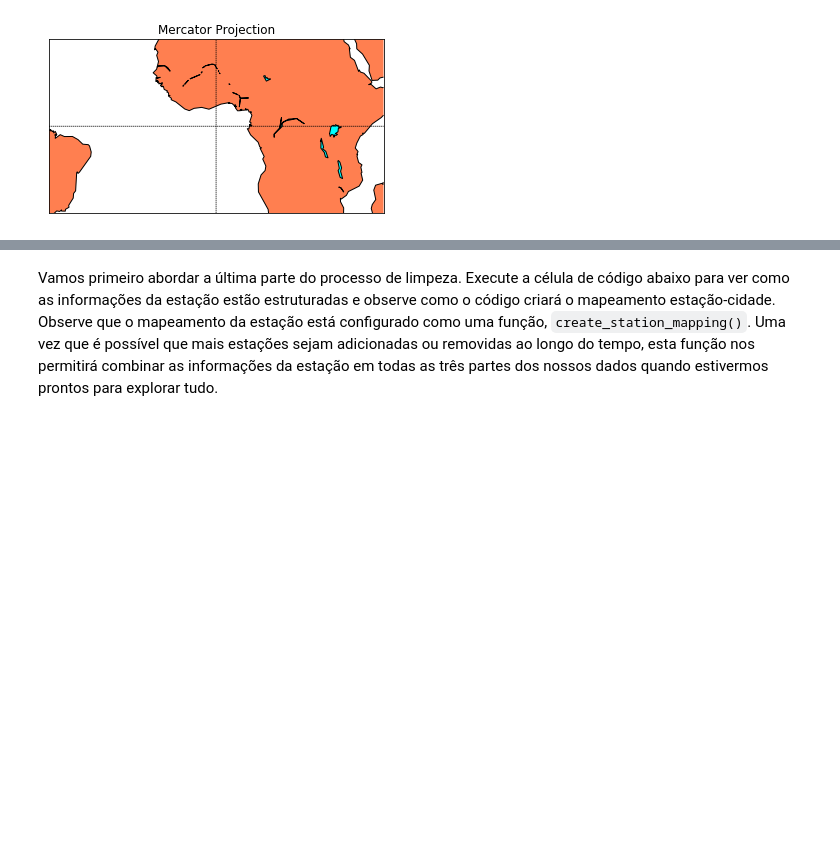
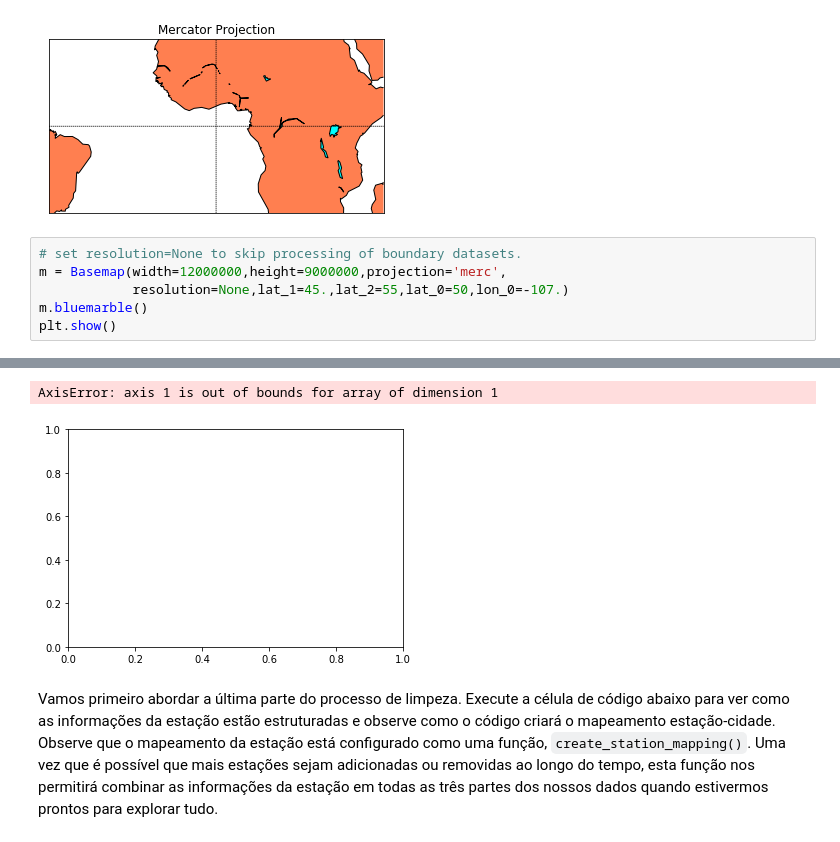
Before and after one commit to jpventura/BikeShareAnalysis, a Jupyter notebook: Analise_Bay_Area_Bike_Share-NDFDSI.ipynb, the cells around one changed output, grey strips where cells are left out. Drawn from its saved outputs; the diff is of its cells as text; blank space fills up the shorter version.

```diff
--- a/Analise_Bay_Area_Bike_Share-NDFDSI.ipynb
+++ b/Analise_Bay_Area_Bike_Share-NDFDSI.ipynb
@@ -130,3 +130,10 @@ plt.show()
 # %% [output]
 warning: width and height keywords ignored for Mercator projection
 [figure]
+# %%
+# set resolution=None to skip processing of boundary datasets.
+m = Basemap(width=12000000,height=9000000,projection='merc',
+            resolution=None,lat_1=45.,lat_2=55,lat_0=50,lon_0=-107.)
+m.bluemarble()
+plt.show()
+# %% [output]
@@ -133,3 +141,5 @@ warning: width and height keywords ignored for Mercator projection
+AxisError: axis 1 is out of bounds for array of dimension 1
+[figure, added]
 # %% [markdown]
 Vamos primeiro abordar a última parte do processo de limpeza. Execute a célula de código abaixo para ver como as informações da estação estão estruturadas e observe como o código criará o mapeamento estação-cidade. Observe que o mapeamento da estação está configurado como uma função, `create_station_mapping()`. Uma vez que é possível que mais estações sejam adicionadas ou removidas ao longo do tempo, esta função nos permitirá combinar as informações da estação em todas as três partes dos nossos dados quando estivermos prontos para explorar tudo.
 # %%
```
Also changed, not shown: parts of 1 cell of this notebook.
